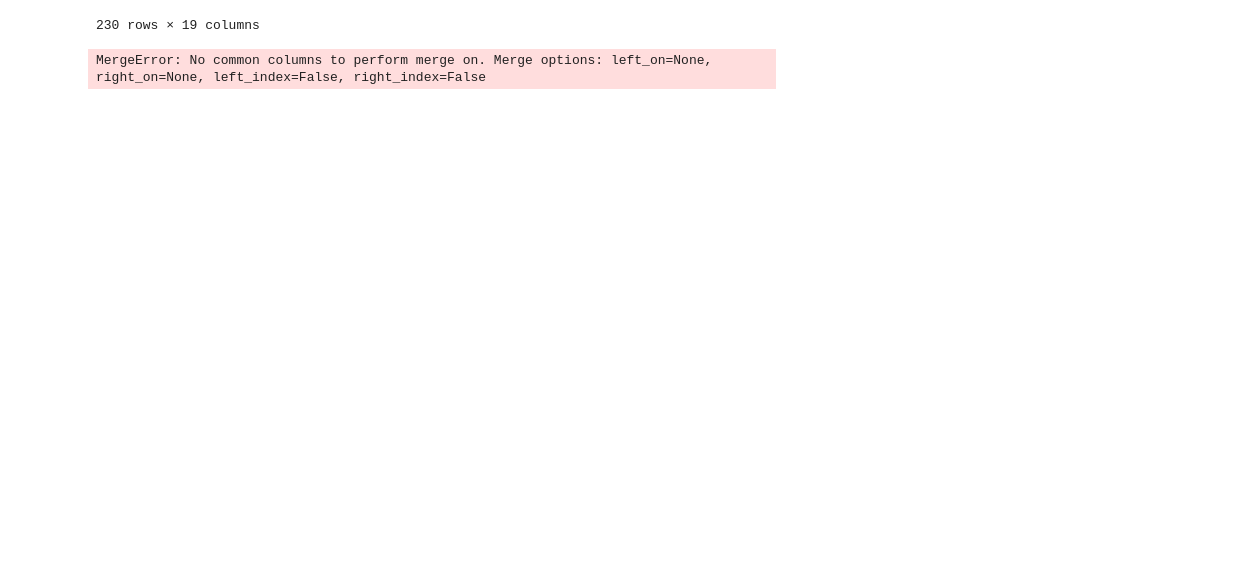
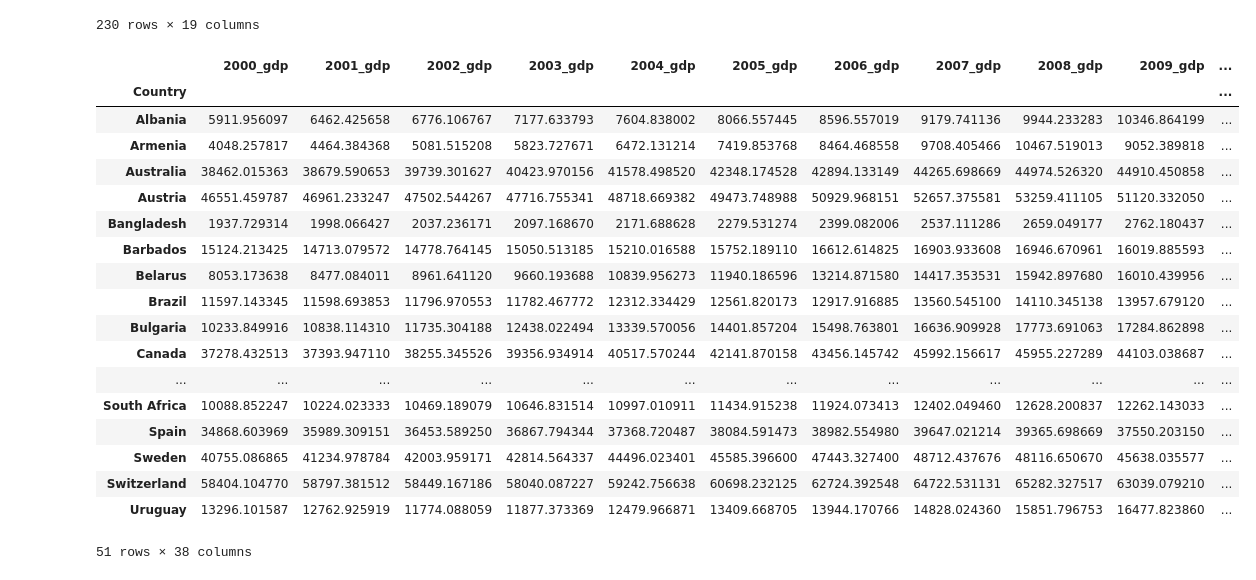
Before and after one commit to nss-data-science-cohort-5/un_exploration-jrkotun, a Jupyter notebook: notebooks/UN_Data_Self_Exploration.ipynb, the cells around one changed output. Drawn from its saved outputs; the diff is of its cells as text; code cells hidden in the pictures; blank space fills up the shorter version.

```diff
--- a/notebooks/UN_Data_Self_Exploration.ipynb
+++ b/notebooks/UN_Data_Self_Exploration.ipynb
@@ -14,3 +14,21 @@ import seaborn as sns
 import warnings
 
 %matplotlib inline
+# %%
+# Read in homicide_rates.csv with ISO-8859-1 encoding (due to read in errors)
+homicide_df = pd.read_csv('../data/homicide_rates.csv', encoding = "ISO-8859-1", header=1)
+
+# Rename Unnamed: 2 column to country
+homicide_df = homicide_df.rename(columns={'Unnamed: 2':'Country'})
+
+# Keep rates of homicide and drop homicide number data
+homicide_df = homicide_df.drop(columns=homicide_df.columns[4:24].tolist())
+
+# Drop unneeded columns (Region, Subregion, Source, and # of homicides data)
+homicide_df = homicide_df.drop(columns=['Unnamed: 0', 'Unnamed: 1', 'Unnamed: 3'])
+
+# Drop rows without a NaN value in the Country column
+homicide_df = homicide_df[homicide_df['Country'].notna()].set_index('Country')
+homicide_df.columns = ['2000', '2001', '2002', '2003', '2004', '2005', '2006', '2007', '2008', '2009', '2010', '2011', '2012', '2013','2014','2015','2016','2017','2018']
+homicide_df.columns = homicide_df.columns.astype(int)
+homicide_df
@@ -43,14 +74,0 @@ print(gdp_df)
-# %%
-# Read in homicide_rates.csv with ISO-8859-1 encoding (due to read in errors)
-homicide_df = pd.read_csv('../data/homicide_rates.csv', encoding = "ISO-8859-1", header=1)
-
-# Rename Unnamed: 2 column to country
-homicide_df = homicide_df.rename(columns={'Unnamed: 2':'Country'})
-
-# Drop unneeded columns
-homicide_df = homicide_df.drop(columns=['Unnamed: 0', 'Unnamed: 1', 'Unnamed: 3'])
-homicide_df = homicide_df.drop(columns=homicide_df.columns[20:].tolist())
-
-# Drop rows without a NaN value in the Country column
-homicide_df = homicide_df[homicide_df['Country'].notna()].set_index('Country')
-homicide_df
@@ -94,9 +96,35 @@ gdp_pivoted
 | Zambia | 1990.858609 | 2042.538262 | 2080.196828 | 2168.332619 | 2261.766537 | 2362.901628 | 2483.208778 | 2619.721370 | 2747.438718 | 2917.516220 | 3125.529308 | ... |
 | Zimbabwe | 3473.429801 | 3510.893992 | 3190.506481 | 2642.103627 | 2480.859342 | 2328.176129 | 2233.017549 | 2133.808186 | 1739.242807 | 1925.364381 | 2273.200073 | ... |
 230 rows × 19 columns
-# %%
-homicide_gdp_merge = gdp_pivoted.merge(homicide_df, how='inner')
-homicide_gdp_merge
-# Recast column names
-# %% [output]
-MergeError: No common columns to perform merge on. Merge options: left_on=None, right_on=None, left_index=False, right_index=False
+# %%
+# Merge cleaned gdp_pivoted and homicide_df datasets
+homicide_gdp_merge = gdp_pivoted.merge(homicide_df, left_index=True, right_index=True, how='inner')
+
+# Change column names to identify those pulled from gdp vs homicide dataframes
+columns = homicide_gdp_merge.columns[0:19].str.replace('_x','_gdp')
+columns = columns.append(homicide_gdp_merge.columns[19:].str.replace('_y','_homicide'))
+homicide_gdp_merge.columns = columns
+
+# Drop rows with NaN values
+homicide_gdp_merge = homicide_gdp_merge.dropna(0)
+homicide_gdp_merge
+# %% [output]
+|  | 2000_gdp | 2001_gdp | 2002_gdp | 2003_gdp | 2004_gdp | 2005_gdp | 2006_gdp | 2007_gdp | 2008_gdp | 2009_gdp | ... |
+| Country |  |  |  |  |  |  |  |  |  |  | ... |
+| Albania | 5911.956097 | 6462.425658 | 6776.106767 | 7177.633793 | 7604.838002 | 8066.557445 | 8596.557019 | 9179.741136 | 9944.233283 | 10346.864199 | ... |
+| Armenia | 4048.257817 | 4464.384368 | 5081.515208 | 5823.727671 | 6472.131214 | 7419.853768 | 8464.468558 | 9708.405466 | 10467.519013 | 9052.389818 | ... |
+| Australia | 38462.015363 | 38679.590653 | 39739.301627 | 40423.970156 | 41578.498520 | 42348.174528 | 42894.133149 | 44265.698669 | 44974.526320 | 44910.450858 | ... |
+| Austria | 46551.459787 | 46961.233247 | 47502.544267 | 47716.755341 | 48718.669382 | 49473.748988 | 50929.968151 | 52657.375581 | 53259.411105 | 51120.332050 | ... |
+| Bangladesh | 1937.729314 | 1998.066427 | 2037.236171 | 2097.168670 | 2171.688628 | 2279.531274 | 2399.082006 | 2537.111286 | 2659.049177 | 2762.180437 | ... |
+| Barbados | 15124.213425 | 14713.079572 | 14778.764145 | 15050.513185 | 15210.016588 | 15752.189110 | 16612.614825 | 16903.933608 | 16946.670961 | 16019.885593 | ... |
+| Belarus | 8053.173638 | 8477.084011 | 8961.641120 | 9660.193688 | 10839.956273 | 11940.186596 | 13214.871580 | 14417.353531 | 15942.897680 | 16010.439956 | ... |
+| Brazil | 11597.143345 | 11598.693853 | 11796.970553 | 11782.467772 | 12312.334429 | 12561.820173 | 12917.916885 | 13560.545100 | 14110.345138 | 13957.679120 | ... |
+| Bulgaria | 10233.849916 | 10838.114310 | 11735.304188 | 12438.022494 | 13339.570056 | 14401.857204 | 15498.763801 | 16636.909928 | 17773.691063 | 17284.862898 | ... |
+| Canada | 37278.432513 | 37393.947110 | 38255.345526 | 39356.934914 | 40517.570244 | 42141.870158 | 43456.145742 | 45992.156617 | 45955.227289 | 44103.038687 | ... |
+| ... | ... | ... | ... | ... | ... | ... | ... | ... | ... | ... | ... |
+| South Africa | 10088.852247 | 10224.023333 | 10469.189079 | 10646.831514 | 10997.010911 | 11434.915238 | 11924.073413 | 12402.049460 | 12628.200837 | 12262.143033 | ... |
+| Spain | 34868.603969 | 35989.309151 | 36453.589250 | 36867.794344 | 37368.720487 | 38084.591473 | 38982.554980 | 39647.021214 | 39365.698669 | 37550.203150 | ... |
+| Sweden | 40755.086865 | 41234.978784 | 42003.959171 | 42814.564337 | 44496.023401 | 45585.396600 | 47443.327400 | 48712.437676 | 48116.650670 | 45638.035577 | ... |
+| Switzerland | 58404.104770 | 58797.381512 | 58449.167186 | 58040.087227 | 59242.756638 | 60698.232125 | 62724.392548 | 64722.531131 | 65282.327517 | 63039.079210 | ... |
+| Uruguay | 13296.101587 | 12762.925919 | 11774.088059 | 11877.373369 | 12479.966871 | 13409.668705 | 13944.170766 | 14828.024360 | 15851.796753 | 16477.823860 | ... |
+51 rows × 38 columns
```
Also changed, not shown: parts of 8 cells of this notebook.
